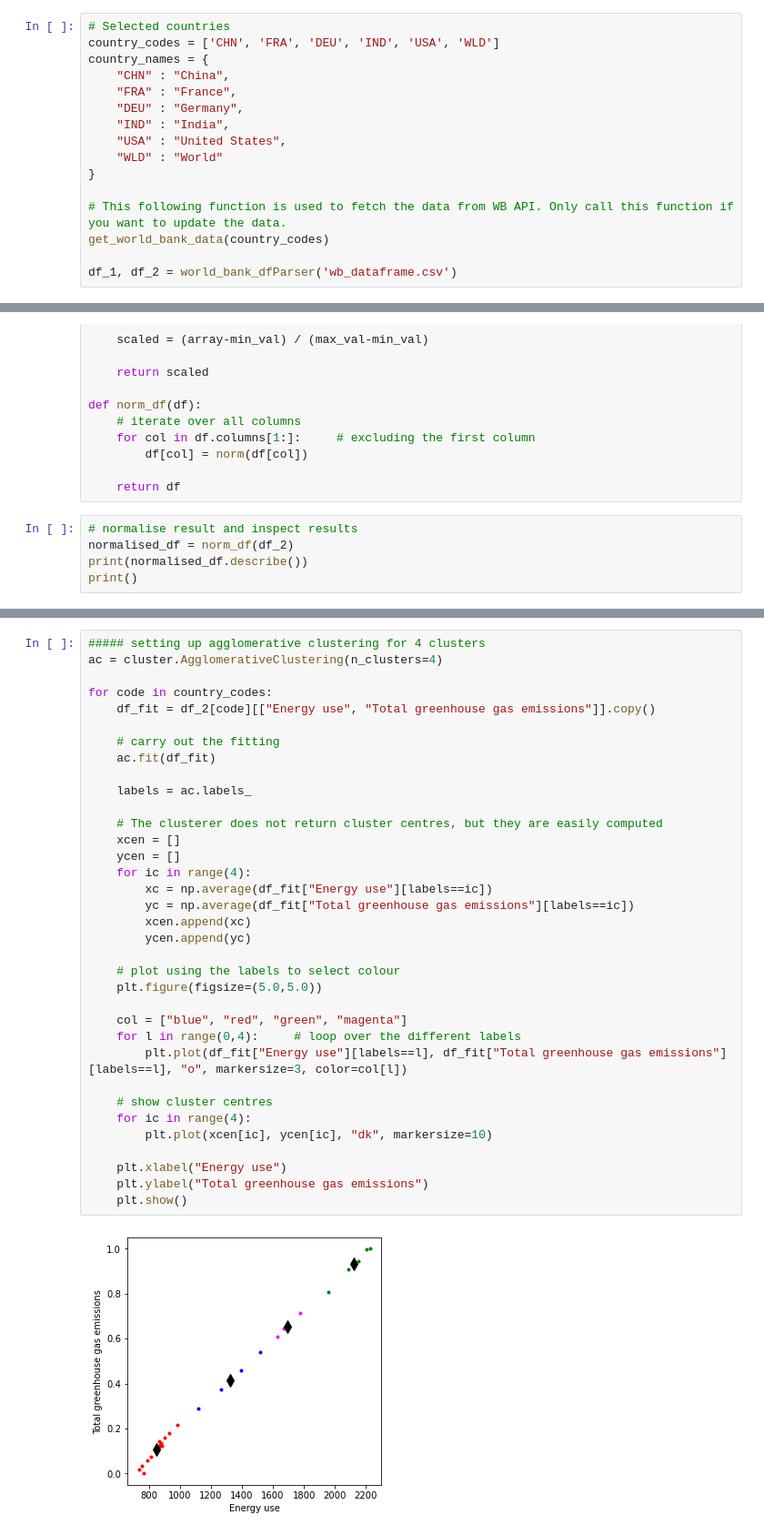
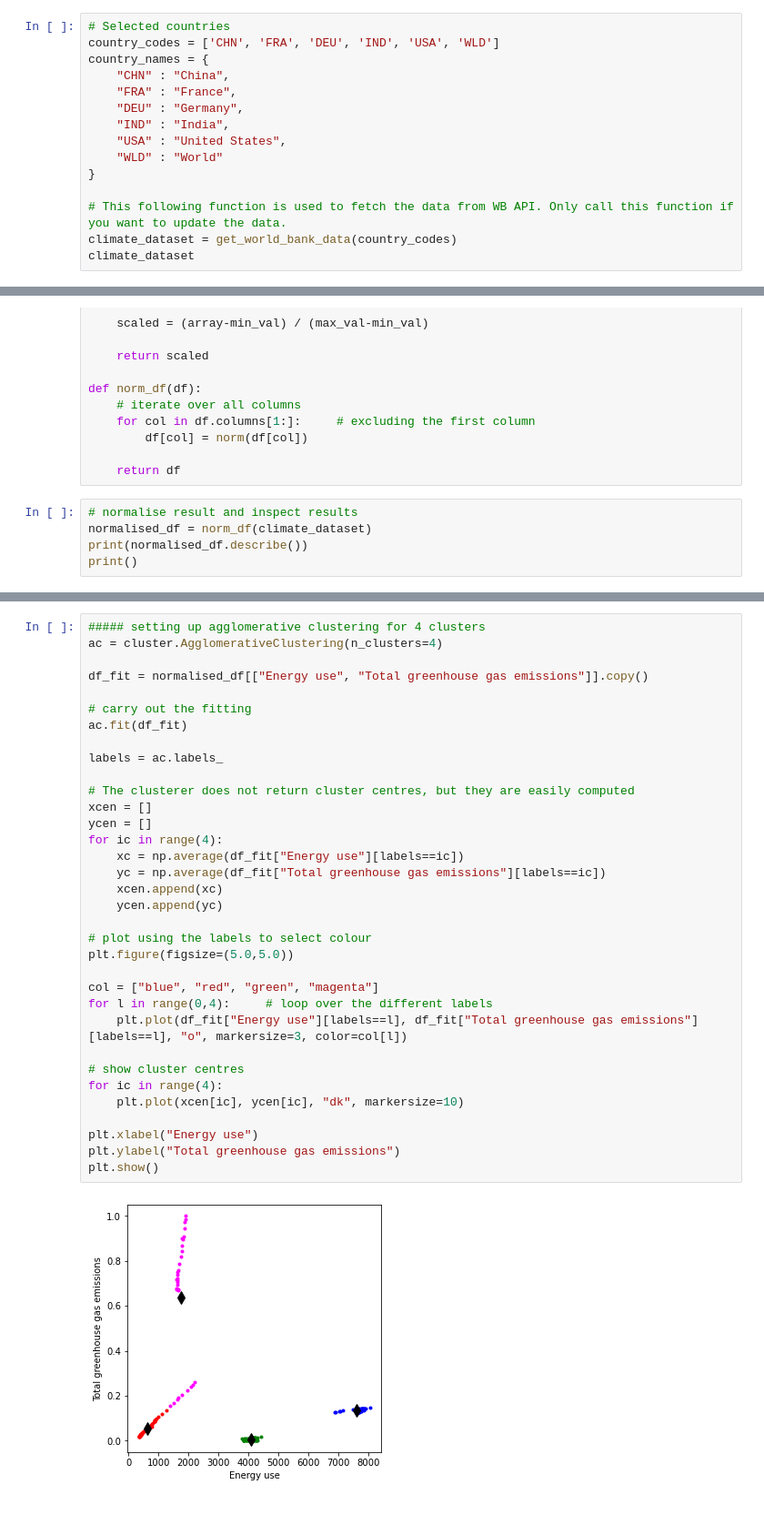
Before and after one commit to shabihulhaider/UH-ADS1, a Jupyter notebook: Assignment 3/Assignment_3_Haider_21027325.ipynb, the cells around one changed output, grey strips where cells are left out. Shown: that part at 91% size. Saved outputs shown, nothing was run; the diff lists cells and outputs as text.

```diff
--- a/Assignment 3/Assignment_3_Haider_21027325.ipynb
+++ b/Assignment 3/Assignment_3_Haider_21027325.ipynb
@@ -56,9 +53,8 @@ country_names = {
 }
 
 # This following function is used to fetch the data from WB API. Only call this function if you want to update the data.
-get_world_bank_data(country_codes)
-
-df_1, df_2 = world_bank_dfParser('wb_dataframe.csv')
+climate_dataset = get_world_bank_data(country_codes)
+climate_dataset
 # %% [output]
 id                 value
 -----------------  -----------------------------------------------------
@@ -125,7 +119,7 @@ def norm_df(df):
     return df
 # %%
 # normalise result and inspect results
-normalised_df = norm_df(df_2)
+normalised_df = norm_df(climate_dataset)
 print(normalised_df.describe())
 print()
 # %% [output]
@@ -211,37 +183,36 @@ for code in country_codes:
 # %%
 ##### setting up agglomerative clustering for 4 clusters
 ac = cluster.AgglomerativeClustering(n_clusters=4)
 
-for code in country_codes:
-    df_fit = df_2[code][["Energy use", "Total greenhouse gas emissions"]].copy()
+df_fit = normalised_df[["Energy use", "Total greenhouse gas emissions"]].copy()
 
-    # carry out the fitting
-    ac.fit(df_fit)
+# carry out the fitting
+ac.fit(df_fit)
 
-    labels = ac.labels_
+labels = ac.labels_
 
-    # The clusterer does not return cluster centres, but they are easily computed
-    xcen = []
-    ycen = []
-    for ic in range(4):
-        xc = np.average(df_fit["Energy use"][labels==ic])
-        yc = np.average(df_fit["Total greenhouse gas emissions"][labels==ic])
-        xcen.append(xc)
-        ycen.append(yc)
+# The clusterer does not return cluster centres, but they are easily computed
+xcen = []
+ycen = []
+for ic in range(4):
+    xc = np.average(df_fit["Energy use"][labels==ic])
+    yc = np.average(df_fit["Total greenhouse gas emissions"][labels==ic])
+    xcen.append(xc)
+    ycen.append(yc)
 
-    # plot using the labels to select colour
-    plt.figure(figsize=(5.0,5.0))
+# plot using the labels to select colour
+plt.figure(figsize=(5.0,5.0))
 
-    col = ["blue", "red", "green", "magenta"]
-    for l in range(0,4):     # loop over the different labels
-        plt.plot(df_fit["Energy use"][labels==l], df_fit["Total greenhouse gas emissions"][labels==l], "o", markersize=3, color=col[l])
+col = ["blue", "red", "green", "magenta"]
+for l in range(0,4):     # loop over the different labels
+    plt.plot(df_fit["Energy use"][labels==l], df_fit["Total greenhouse gas emissions"][labels==l], "o", markersize=3, color=col[l])
 
-    # show cluster centres
-    for ic in range(4):
-        plt.plot(xcen[ic], ycen[ic], "dk", markersize=10)
+# show cluster centres
+for ic in range(4):
+    plt.plot(xcen[ic], ycen[ic], "dk", markersize=10)
 
-    plt.xlabel("Energy use")
-    plt.ylabel("Total greenhouse gas emissions")
-    plt.show()
+plt.xlabel("Energy use")
+plt.ylabel("Total greenhouse gas emissions")
+plt.show()
 # %% [output]
-[figure, old version]
+[figure, new version]
```
Also changed, not shown: parts of 24 cells of this notebook, 1 other file.
